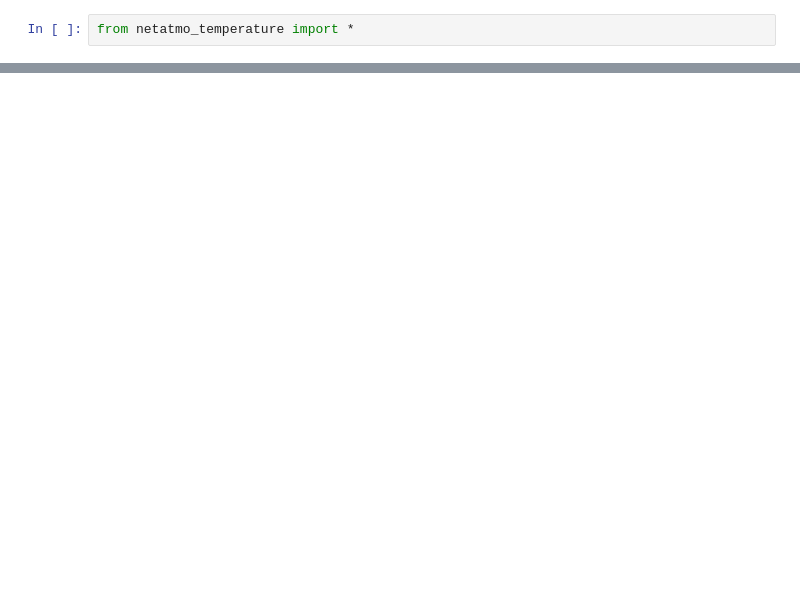
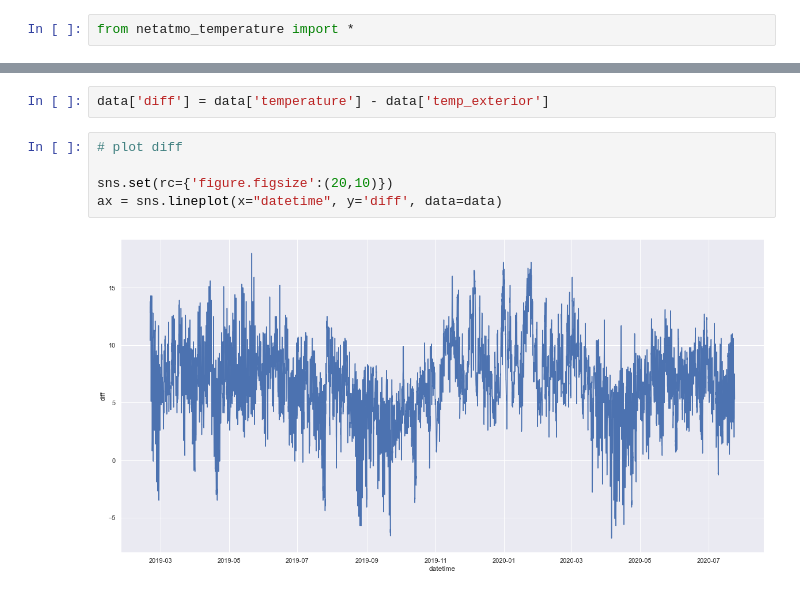
Before and after one commit to martindaniel4/home_data, a Jupyter notebook: netatmo_thermostat.ipynb, the cells around one changed output, grey strips where cells are left out. Cells and saved outputs as stored; diff of their text form; blank space fills up the shorter version.

```diff
--- a/netatmo_thermostat.ipynb
+++ b/netatmo_thermostat.ipynb
@@ -30,0 +33,9 @@ ax = sns.lineplot(x="date", y='temperature', data=df)
+# %%
+data['diff'] = data['temperature'] - data['temp_exterior']
+# %%
+# plot diff
+
+sns.set(rc={'figure.figsize':(20,10)})
+ax = sns.lineplot(x="datetime", y='diff', data=data)
+# %% [output]
+[figure, added]
```
Also changed, not shown: parts of 8 cells of this notebook, 6 other files.
